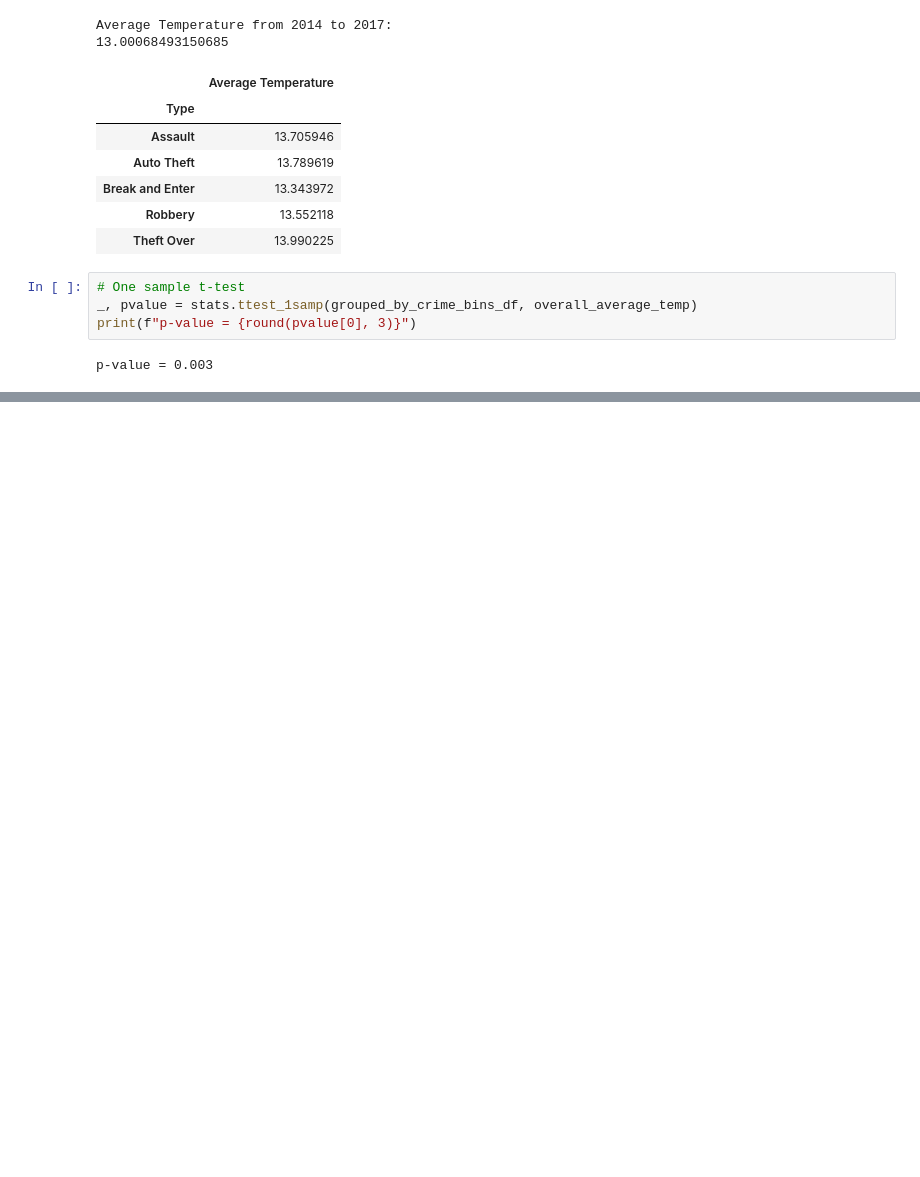
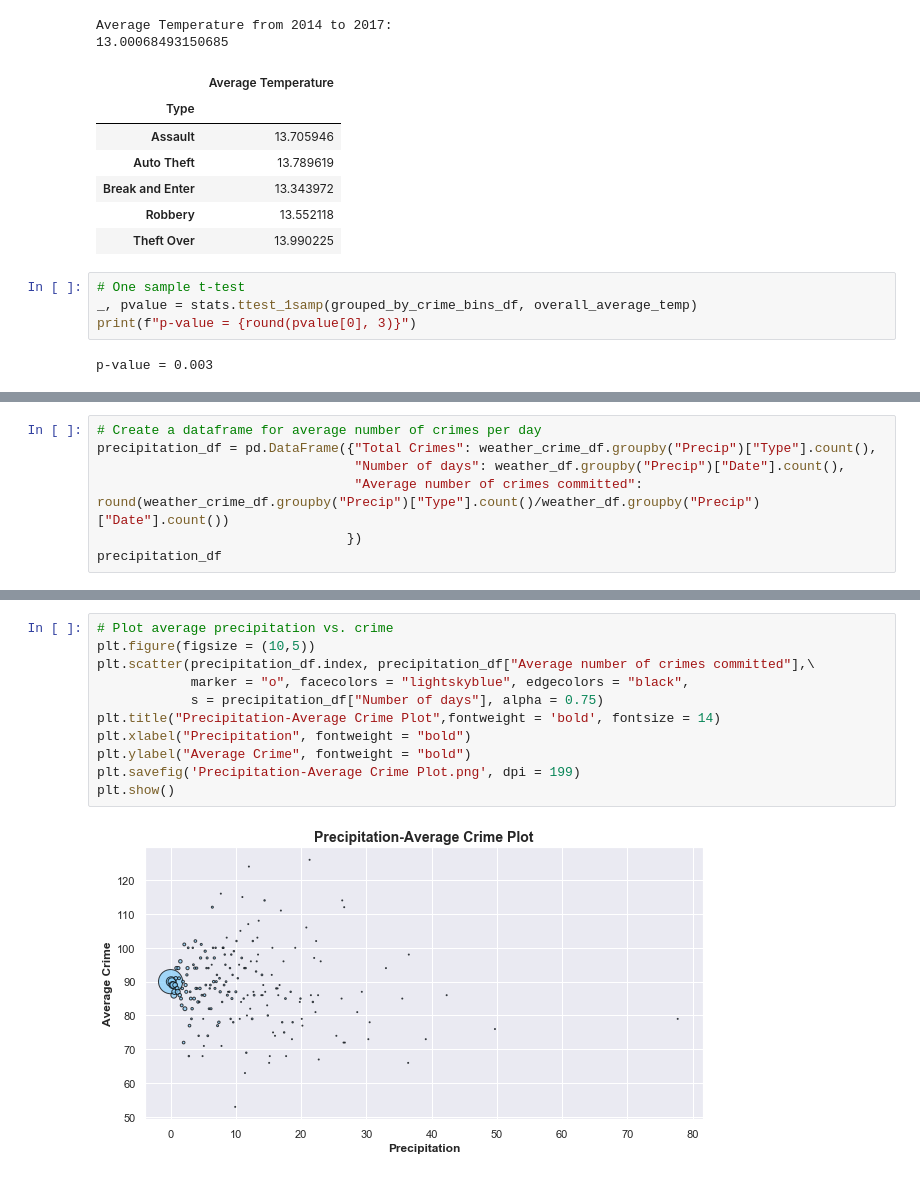
Before and after one commit to minnawoo/Whether-Weather-Drives-Crime, a Jupyter notebook: Whether Weather Drives Crime.ipynb, the cells around one changed output, grey strips where cells are left out. Cells and saved outputs as stored; diff of their text form; blank space fills up the shorter version.

```diff
--- a/Whether Weather Drives Crime.ipynb
+++ b/Whether Weather Drives Crime.ipynb
@@ -433,0 +492,7 @@ weather_crime_df.head()
+# %%
+# Create a dataframe for average number of crimes per day
+precipitation_df = pd.DataFrame({"Total Crimes": weather_crime_df.groupby("Precip")["Type"].count(),
+                                 "Number of days": weather_df.groupby("Precip")["Date"].count(),
+                                 "Average number of crimes committed": round(weather_crime_df.groupby("Precip")["Type"].count()/weather_df.groupby("Precip")["Date"].count())
+                                })
+precipitation_df
@@ -433,0 +519,13 @@ weather_crime_df.head()
+# %%
+# Plot average precipitation vs. crime
+plt.figure(figsize = (10,5))
+plt.scatter(precipitation_df.index, precipitation_df["Average number of crimes committed"],\
+            marker = "o", facecolors = "lightskyblue", edgecolors = "black",
+            s = precipitation_df["Number of days"], alpha = 0.75)
+plt.title("Precipitation-Average Crime Plot",fontweight = 'bold', fontsize = 14)
+plt.xlabel("Precipitation", fontweight = "bold")
+plt.ylabel("Average Crime", fontweight = "bold")
+plt.savefig('Precipitation-Average Crime Plot.png', dpi = 199)
+plt.show()
+# %% [output]
+[figure, added]
```
Also changed, not shown: parts of 17 cells of this notebook, 5 other files.
